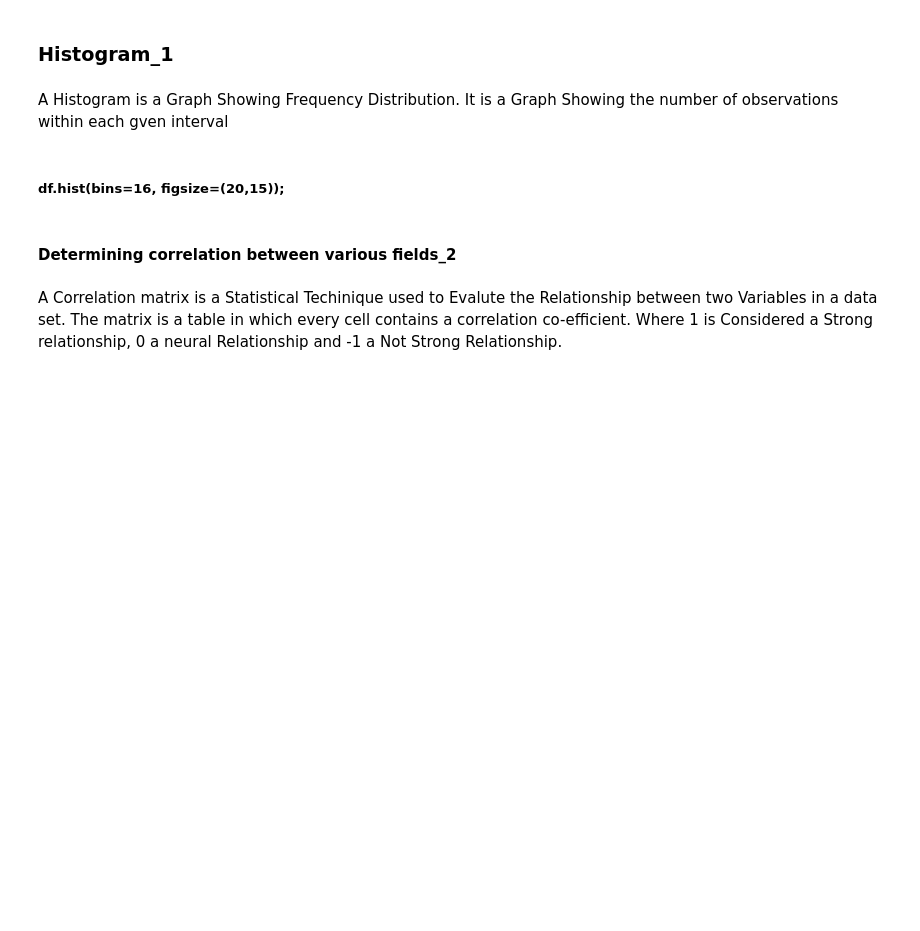
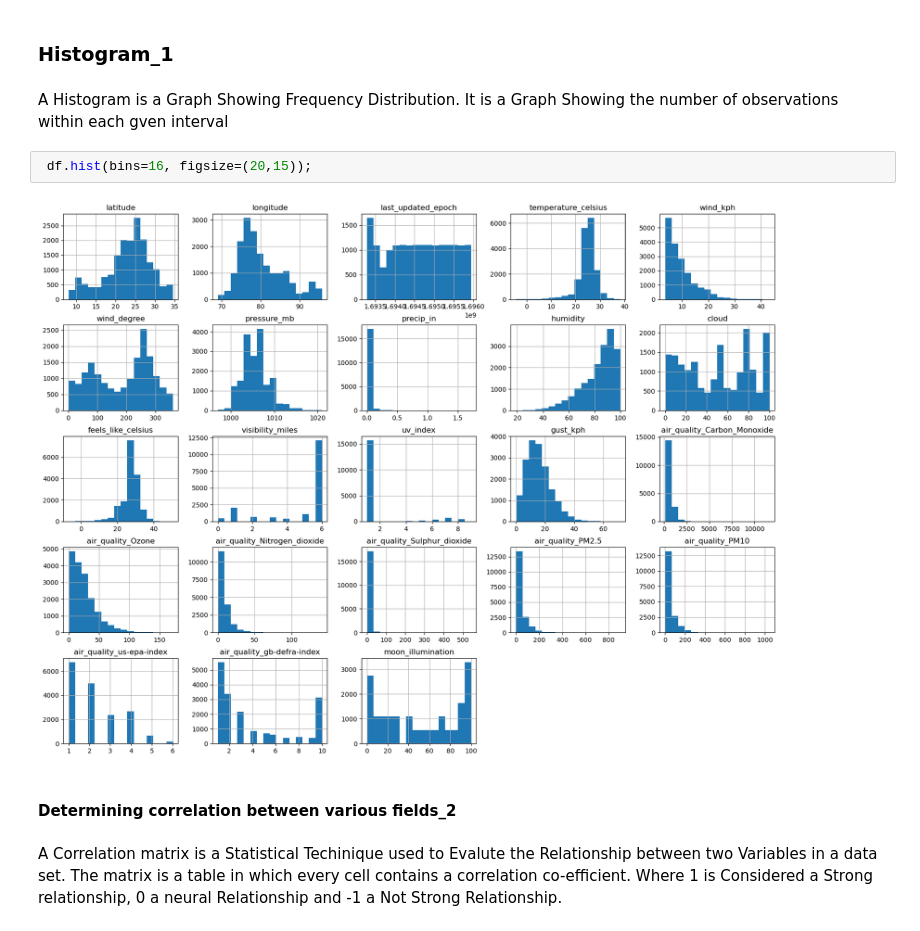
Before and after one commit to MNC145/indian-weather, a Jupyter notebook: project-1 Individual .ipynb, the cells around one changed output. Saved outputs shown, nothing was run; the diff lists cells and outputs as text; blank space fills up the shorter version.

```diff
--- a/project-1 Individual .ipynb
+++ b/project-1 Individual .ipynb
@@ -260,8 +374,10 @@ array(['latitude', 'longitude', 'last_updated_epoch',
 # %% [markdown]
 A Histogram is a Graph Showing Frequency Distribution.
 It is a  Graph Showing the number of observations within each gven interval
-# %% [markdown]
-##### df.hist(bins=16, figsize=(20,15));
+# %%
+ df.hist(bins=16, figsize=(20,15));
+# %% [output]
+[figure, added]
 # %% [markdown]
 #### Determining correlation between various fields_2
 # %% [markdown]
```
Also changed, not shown: parts of 74 cells of this notebook.
